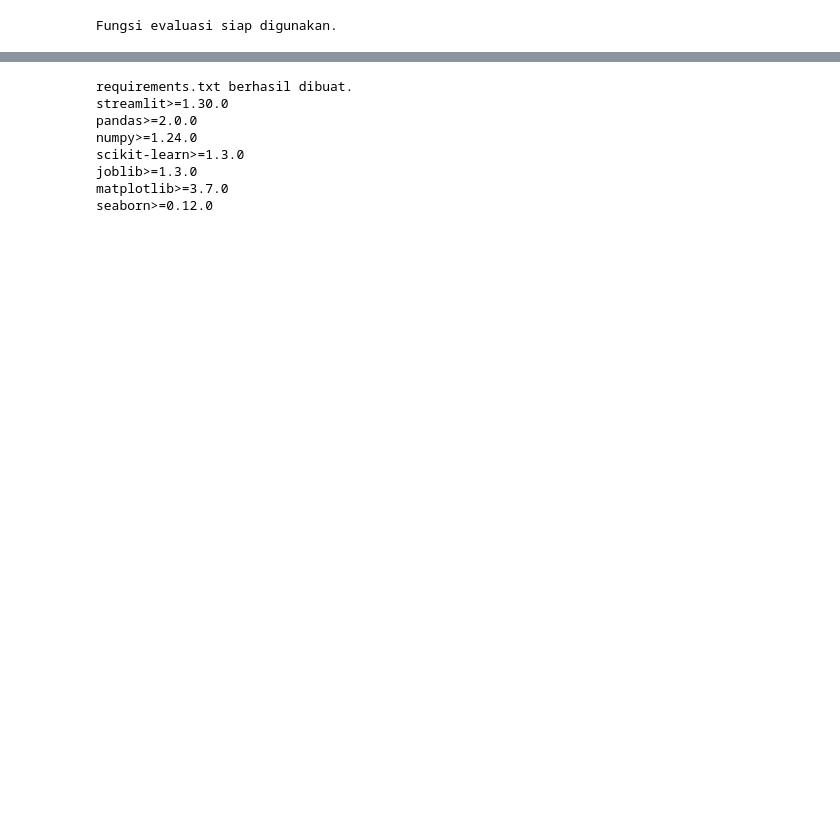
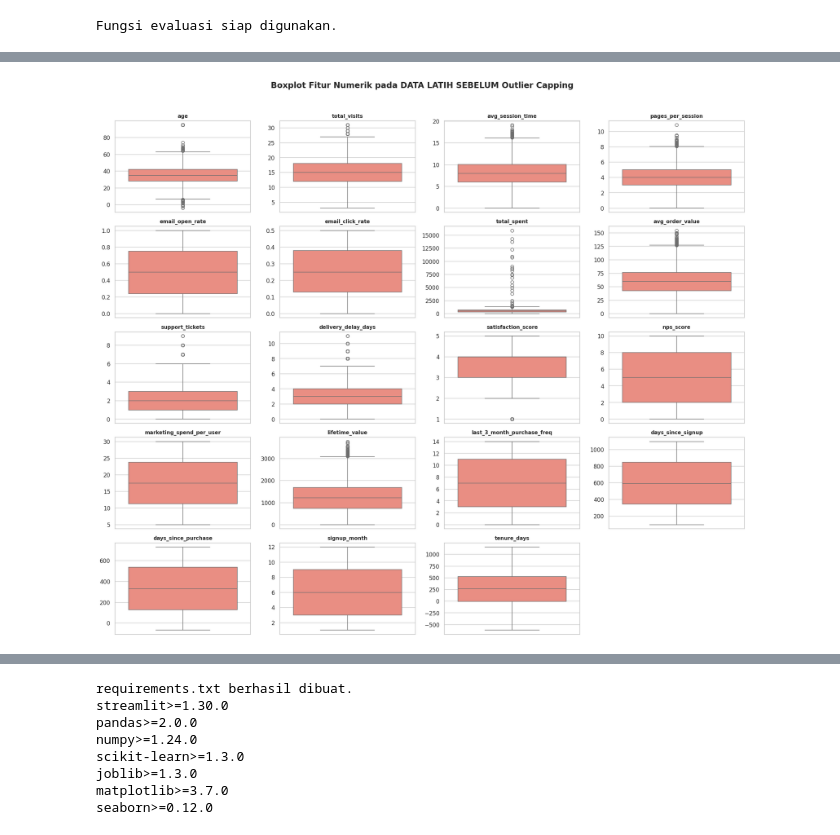
Before and after one commit to NK47GG/churn-prediction, a Jupyter notebook: UAS_Churn_Prediction_A11_2023_14862_Stefanus_Loveniko_Putra_Sinory.ipynb, the cells around one changed output, grey strips where cells are left out. Drawn from its saved outputs; the diff is of its cells as text; code cells hidden in the pictures; blank space fills up the shorter version.

```diff
--- a/UAS_Churn_Prediction_A11_2023_14862_Stefanus_Loveniko_Putra_Sinory.ipynb
+++ b/UAS_Churn_Prediction_A11_2023_14862_Stefanus_Loveniko_Putra_Sinory.ipynb
@@ -892,29 +397,0 @@ display(df_results.style
-# %%
-skenarios   = ['Direct', 'Preprocessing', 'Tuning']
-models_list = ['Logistic Regression', 'Random Forest', 'Voting Classifier']
-colors      = ['#2196F3', '#4CAF50', '#FF9800']
-
-fig, ax = plt.subplots(figsize=(12, 5))
-x = np.arange(len(skenarios))
-width = 0.25
-
-for i, (model, color) in enumerate(zip(models_list, colors)):
-    vals = []
-    for sk in skenarios:
-        row = df_results.loc[(df_results['Model']==model) & (df_results['Skenario']==sk)]
-        vals.append(row['F1-Score'].values[0] if len(row) > 0 else 0)
-    bars = ax.bar(x + i*width, vals, width=width, label=model,
-                  color=color, alpha=0.85, edgecolor='white')
-    for bar, v in zip(bars, vals):
-        ax.text(bar.get_x() + bar.get_width()/2, bar.get_height() + 0.003,
-                f'{v:.3f}', ha='center', fontsize=8, fontweight='bold')
-
-ax.set_xticks(x + width)
-ax.set_xticklabels(skenarios, fontsize=11)
-ax.set_ylabel('F1-Score')
-ax.set_title('Perbandingan F1-Score - 9 Model (3 Skenario x 3 Model)',
-             fontweight='bold', fontsize=13)
-ax.legend(loc='lower right')
-ax.set_ylim(0, 1.05)
-plt.tight_layout()
-plt.show()
@@ -922,0 +462,16 @@ plt.show()
+# %%
+# Boxplot data latih SEBELUM outlier-capping (memakai X_train_raw saja, bukan seluruh dataset)
+binary_cols = ['is_premium_user', 'discount_used', 'refund_requested', 'has_coupon']
+numeric_cont = [c for c in X_train_raw.select_dtypes(include=[np.number]).columns if c not in binary_cols]
+
+plt.figure(figsize=(18, 15))
+for i, col in enumerate(numeric_cont, 1):
+    plt.subplot(5, 4, i)
+    sns.boxplot(y=X_train_raw[col], color='salmon')
+    plt.title(col, fontsize=10, fontweight='bold')
+    plt.ylabel('')
+plt.suptitle('Boxplot Fitur Numerik pada DATA LATIH SEBELUM Outlier Capping', fontsize=16, fontweight='bold', y=1.02)
+plt.tight_layout()
+plt.show()
+# %% [output]
+[figure, added]
```
Also changed, not shown: parts of 92 cells of this notebook.
